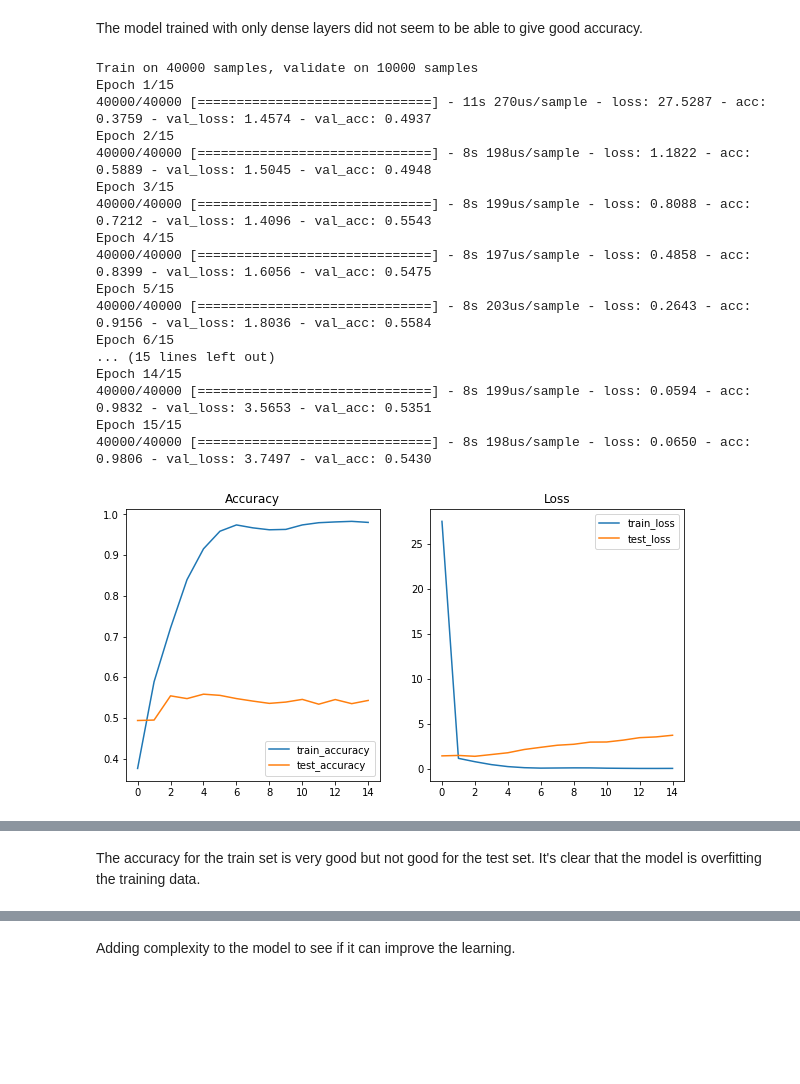
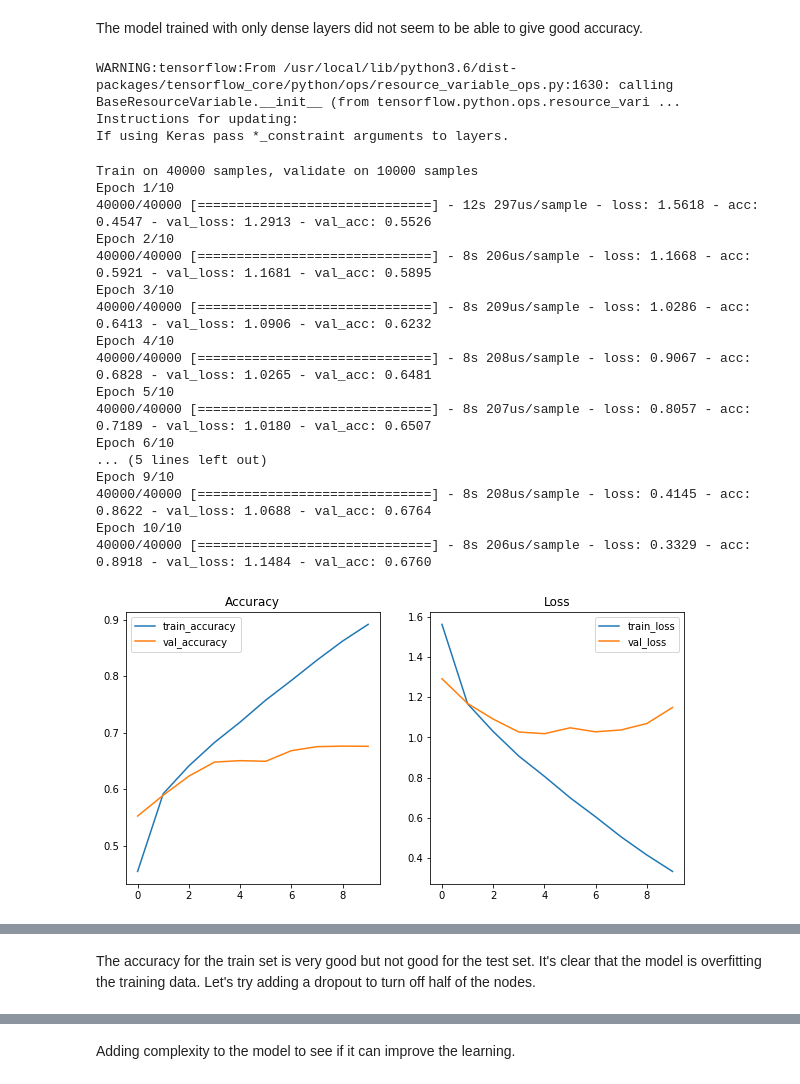
Before and after one commit to bbchen33/Deep-learning, a Jupyter notebook: Tensorflow-small-image-cifar10-training.ipynb, the cells around one changed output, grey strips where cells are left out. Saved outputs shown, nothing was run; the diff lists cells and outputs as text; code cells hidden in the pictures; blank space fills up the shorter version.

```diff
--- a/Tensorflow-small-image-cifar10-training.ipynb
+++ b/Tensorflow-small-image-cifar10-training.ipynb
@@ -63,5 +65,5 @@ print(y_train_category[:5])
 # %%
 model.compile(optimizer = 'adam', loss = 'categorical_crossentropy', metrics = ['accuracy'])
-history = model.fit(X_train, y_train_category, batch_size = 128, epochs = 15, validation_split = 0.2)
+history = model.fit(X_train_normal, y_train_category, batch_size = 128, epochs = 10, validation_split = 0.2)
 # %% [output]
 Train on 40000 samples, validate on 10000 samples
@@ -106,7 +108,7 @@ Trained with dense layers gives test accuracy of: 0.355
 # %% [markdown]
 The model trained with only dense layers did not seem to be able to give good accuracy.
 # %%
-model = tf.keras.Sequential([
+model2 = tf.keras.Sequential([
     tf.keras.layers.Conv2D(100, (3,3), activation = 'relu', input_shape = (32,32,3)),
     tf.keras.layers.MaxPooling2D(2, 2),
 
@@ -114,29 +116,33 @@ model = tf.keras.Sequential([
     tf.keras.layers.Dense(512, activation='relu'),
     tf.keras.layers.Dense(10, activation='softmax')
 ])
+# %% [output]
+WARNING:tensorflow:From /usr/local/lib/python3.6/dist-packages/tensorflow_core/python/ops/resource_variable_ops.py:1630: calling BaseResourceVariable.__init__ (from tensorflow.python.ops.resource_vari ...
+Instructions for updating:
+If using Keras pass *_constraint arguments to layers.
 # %%
-model.compile(optimizer = 'adam', loss = 'categorical_crossentropy', metrics = ['accuracy'])
-history = model.fit(X_train, y_train_category, batch_size = 128, epochs = 15, validation_split = 0.2)
+model2.compile(optimizer = 'adam', loss = 'categorical_crossentropy', metrics = ['accuracy'])
+history2 = model2.fit(X_train_normal, y_train_category, batch_size = 128, epochs = 10, validation_split = 0.2)
 # %% [output]
 Train on 40000 samples, validate on 10000 samples
-Epoch 1/15
-40000/40000 [==============================] - 11s 270us/sample - loss: 27.5287 - acc: 0.3759 - val_loss: 1.4574 - val_acc: 0.4937
-Epoch 2/15
-40000/40000 [==============================] - 8s 198us/sample - loss: 1.1822 - acc: 0.5889 - val_loss: 1.5045 - val_acc: 0.4948
-Epoch 3/15
-40000/40000 [==============================] - 8s 199us/sample - loss: 0.8088 - acc: 0.7212 - val_loss: 1.4096 - val_acc: 0.5543
-Epoch 4/15
-40000/40000 [==============================] - 8s 197us/sample - loss: 0.4858 - acc: 0.8399 - val_loss: 1.6056 - val_acc: 0.5475
-Epoch 5/15
-40000/40000 [==============================] - 8s 203us/sample - loss: 0.2643 - acc: 0.9156 - val_loss: 1.8036 - val_acc: 0.5584
-Epoch 6/15
-... (15 lines left out)
-Epoch 14/15
-40000/40000 [==============================] - 8s 199us/sample - loss: 0.0594 - acc: 0.9832 - val_loss: 3.5653 - val_acc: 0.5351
-Epoch 15/15
-40000/40000 [==============================] - 8s 198us/sample - loss: 0.0650 - acc: 0.9806 - val_loss: 3.7497 - val_acc: 0.5430
+Epoch 1/10
+40000/40000 [==============================] - 12s 297us/sample - loss: 1.5618 - acc: 0.4547 - val_loss: 1.2913 - val_acc: 0.5526
+Epoch 2/10
+40000/40000 [==============================] - 8s 206us/sample - loss: 1.1668 - acc: 0.5921 - val_loss: 1.1681 - val_acc: 0.5895
+Epoch 3/10
+40000/40000 [==============================] - 8s 209us/sample - loss: 1.0286 - acc: 0.6413 - val_loss: 1.0906 - val_acc: 0.6232
+Epoch 4/10
+40000/40000 [==============================] - 8s 208us/sample - loss: 0.9067 - acc: 0.6828 - val_loss: 1.0265 - val_acc: 0.6481
+Epoch 5/10
+40000/40000 [==============================] - 8s 207us/sample - loss: 0.8057 - acc: 0.7189 - val_loss: 1.0180 - val_acc: 0.6507
+Epoch 6/10
+... (5 lines left out)
+Epoch 9/10
+40000/40000 [==============================] - 8s 208us/sample - loss: 0.4145 - acc: 0.8622 - val_loss: 1.0688 - val_acc: 0.6764
+Epoch 10/10
+40000/40000 [==============================] - 8s 206us/sample - loss: 0.3329 - acc: 0.8918 - val_loss: 1.1484 - val_acc: 0.6760
 # %%
-training_progress(model, history)
-print('Trained with CNN gives test accuracy of:',model.evaluate(X_test, y_test_category)[1])
+training_progress(model2, history2)
+print('Trained with CNN gives test accuracy of:',model2.evaluate(X_test_normal, y_test_category)[1])
 # %% [output]
-[figure, old version]
+[figure, new version]
@@ -145,5 +151,5 @@ Trained with CNN gives test accuracy of: 0.5327
 # %% [markdown]
-The accuracy for the train set is very good but not good for the test set. It's clear that the model is overfitting the training data.
+The accuracy for the train set is very good but not good for the test set. It's clear that the model is overfitting the training data. Let's try adding a dropout to turn off half of the nodes.
 # %%
 model3 = tf.keras.Sequential([
     tf.keras.layers.Conv2D(100, (3,3), activation = 'relu', input_shape = (32,32,3)),
```
Also changed, not shown: parts of 20 cells of this notebook.
